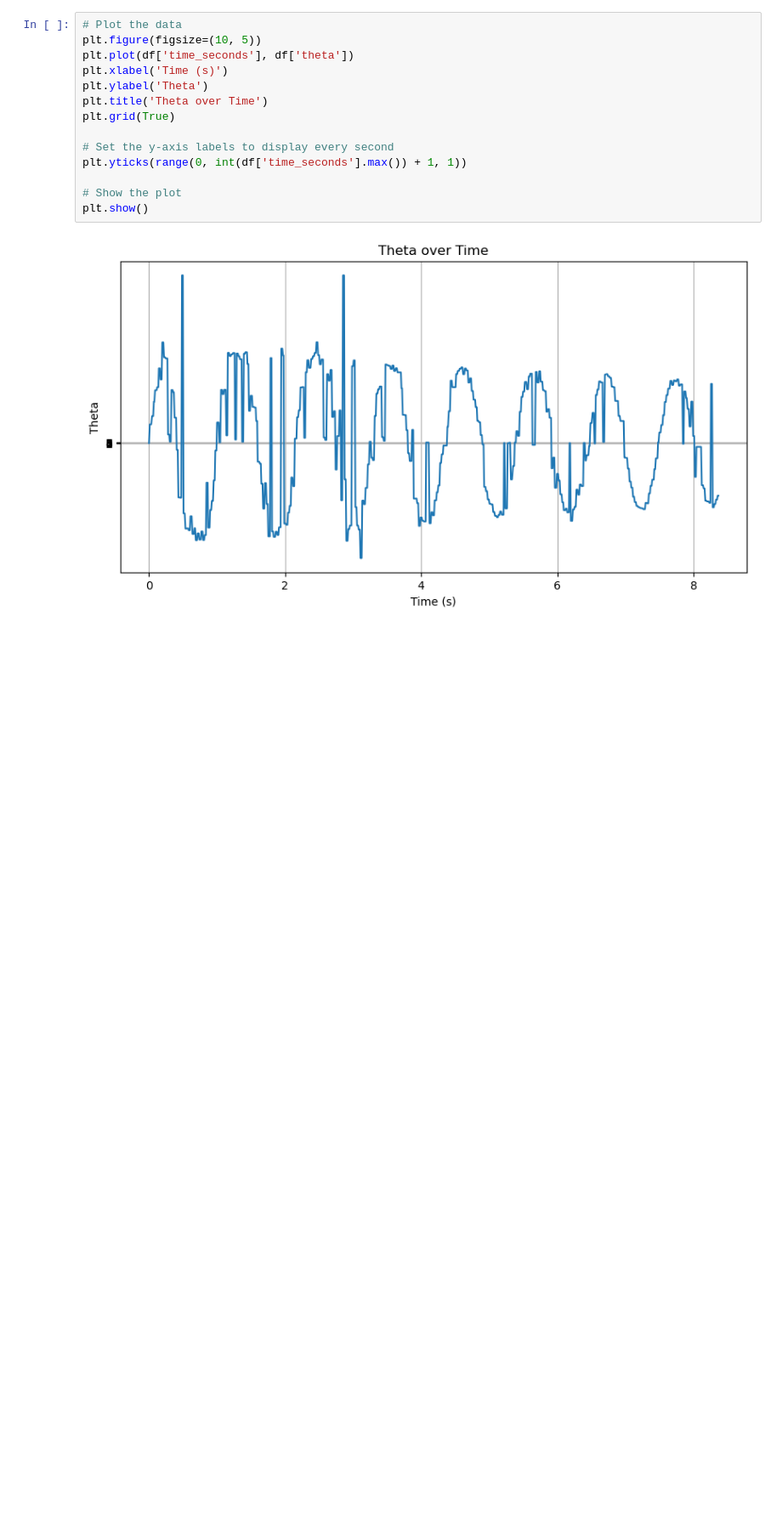
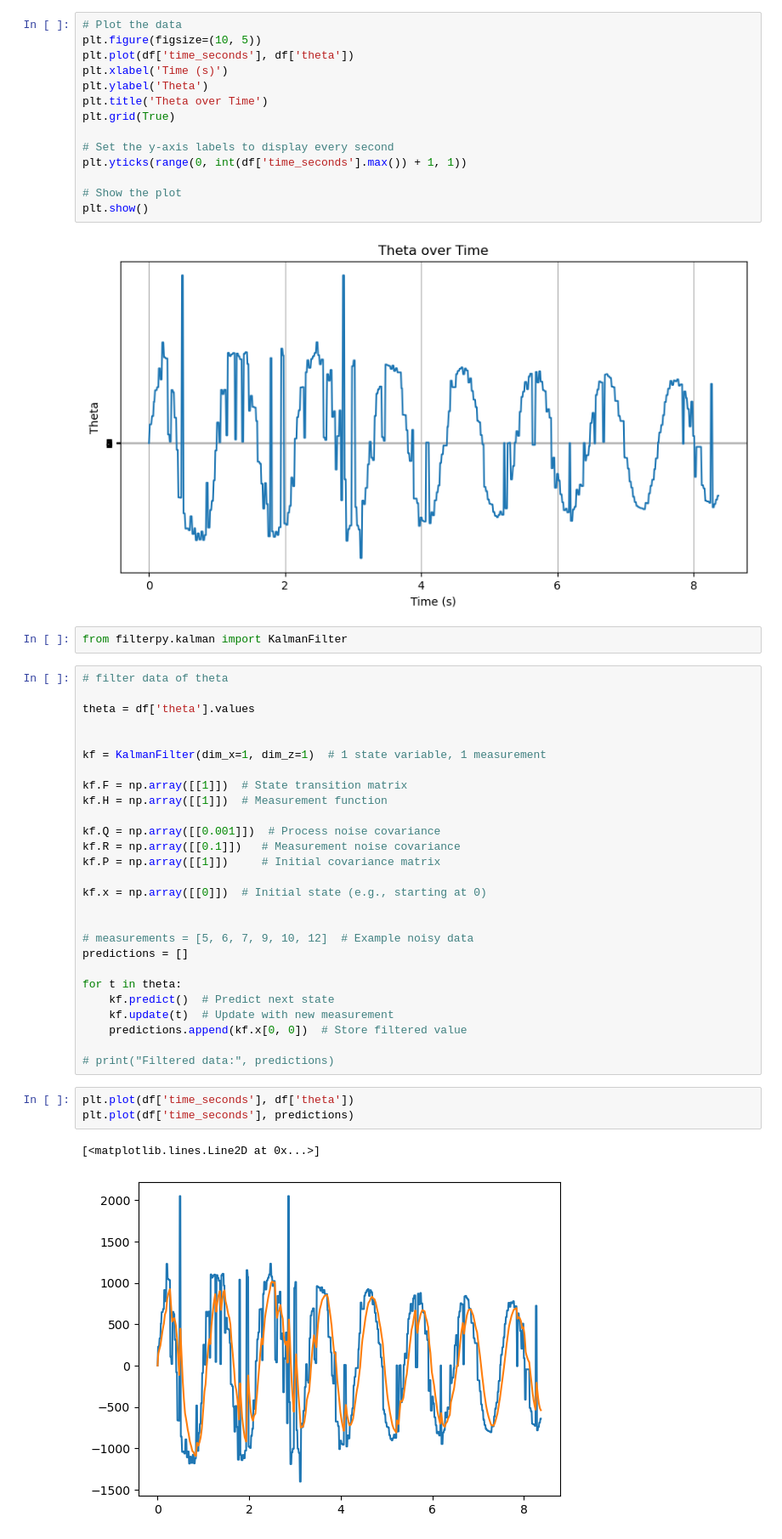
Before and after one commit to AliShrz/pendulum-Lab-Class, a Jupyter notebook: Lab 2/Lab 2.ipynb, the cells around one changed output. Shown at 85% size. Cells and saved outputs as stored; diff of their text form; blank space fills up the shorter version.

```diff
--- a/Lab 2/Lab 2.ipynb
+++ b/Lab 2/Lab 2.ipynb
@@ -26,3 +27,38 @@ plt.yticks(range(0, int(df['time_seconds'].max()) + 1, 1))
 plt.show()
 # %% [output]
 [figure]
+# %%
+from filterpy.kalman import KalmanFilter
+# %%
+# filter data of theta
+
+theta = df['theta'].values
+
+
+kf = KalmanFilter(dim_x=1, dim_z=1)  # 1 state variable, 1 measurement
+
+kf.F = np.array([[1]])  # State transition matrix
+kf.H = np.array([[1]])  # Measurement function
+
+kf.Q = np.array([[0.001]])  # Process noise covariance
+kf.R = np.array([[0.1]])   # Measurement noise covariance
+kf.P = np.array([[1]])     # Initial covariance matrix
+
+kf.x = np.array([[0]])  # Initial state (e.g., starting at 0)
+
+
+# measurements = [5, 6, 7, 9, 10, 12]  # Example noisy data
+predictions = []
+
+for t in theta:
+    kf.predict()  # Predict next state
+    kf.update(t)  # Update with new measurement
+    predictions.append(kf.x[0, 0])  # Store filtered value
+
+# print("Filtered data:", predictions)
+# %%
+plt.plot(df['time_seconds'], df['theta'])
+plt.plot(df['time_seconds'], predictions)
+# %% [output]
+[<matplotlib.lines.Line2D at 0x...>]
+[figure, added]
```
Also changed, not shown: parts of 7 cells of this notebook.
